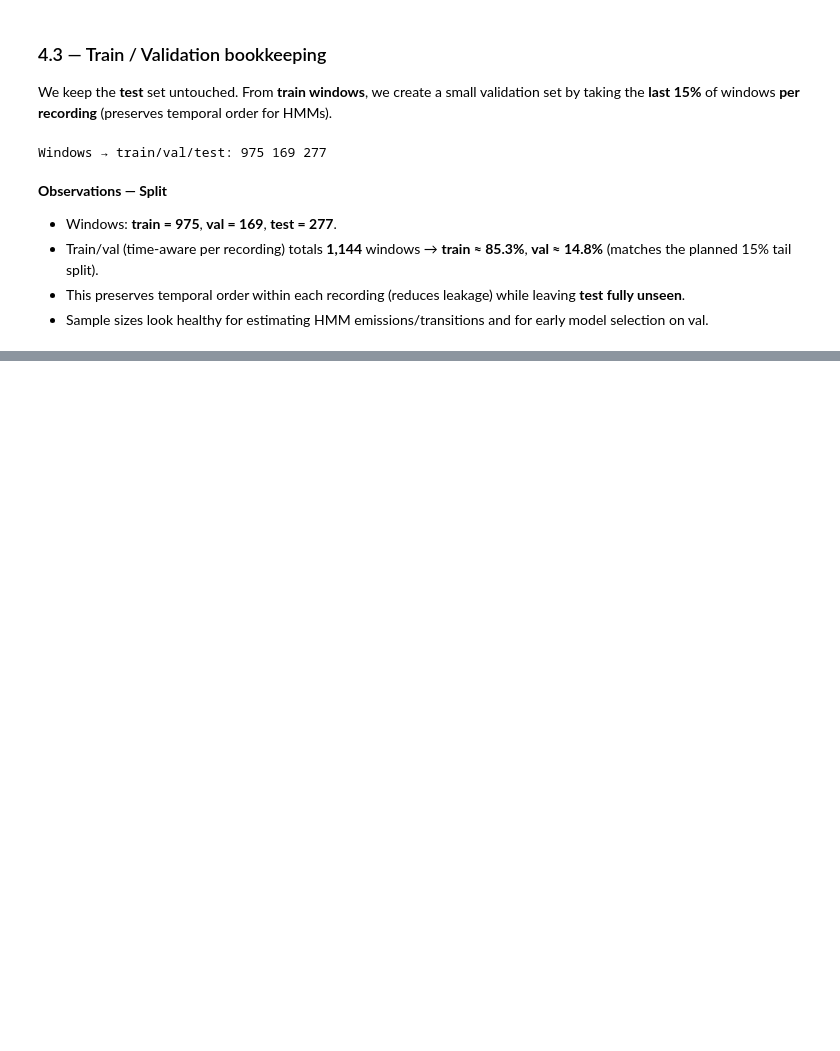
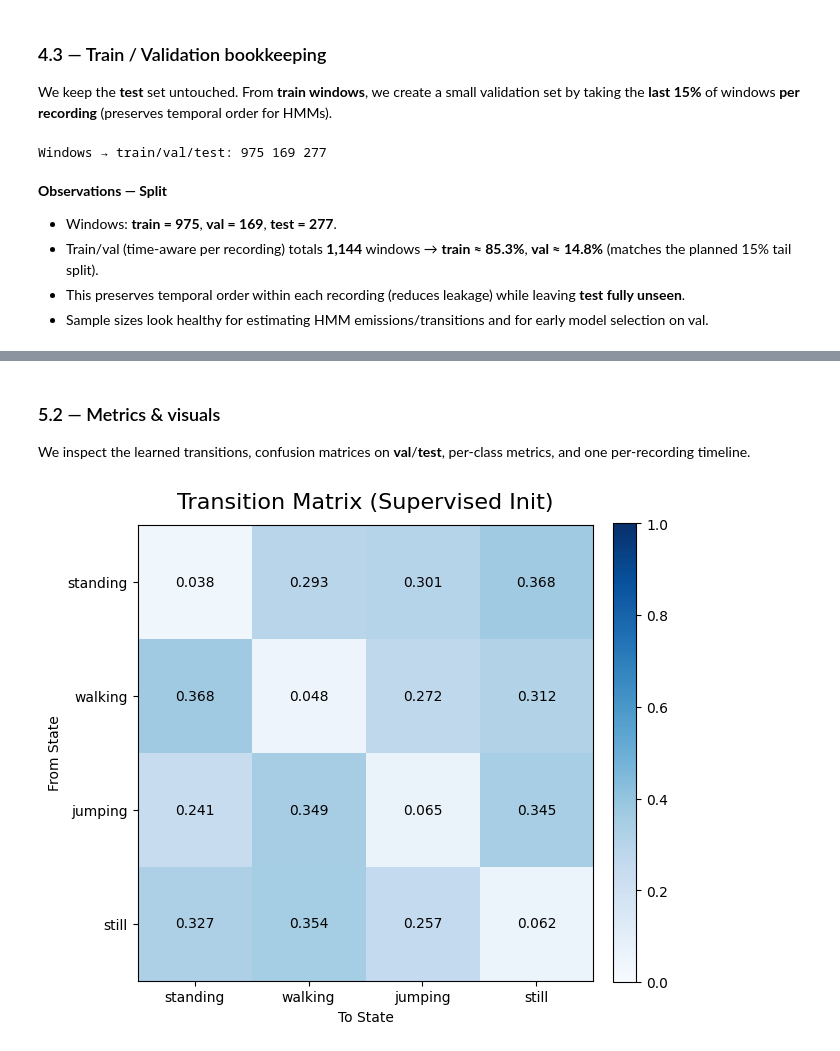
Before and after one commit to Christianib003/human-activity-recognition-hmm, a Jupyter notebook: notebooks/HMM_Project.ipynb, the cells around one changed output, grey strips where cells are left out. Saved outputs shown, nothing was run; the diff lists cells and outputs as text; code cells hidden in the pictures; blank space fills up the shorter version.

```diff
--- a/notebooks/HMM_Project.ipynb
+++ b/notebooks/HMM_Project.ipynb
@@ -546,0 +553,6 @@ Windows → train/val/test: 975 169 277
+# %%
+params_sup = supervised_init_params(train_win, feat_cols, cov_floor=1e-3)
+print("Params → means:", params_sup["means"].shape,
+      "vars:", params_sup["vars"].shape,
+      "A:", params_sup["A"].shape,
+      "pi:", params_sup["pi"].shape)
@@ -546,0 +586,7 @@ Windows → train/val/test: 975 169 277
+# %% [markdown]
+### 5.2 — Metrics & visuals
+We inspect the learned transitions, confusion matrices on **val**/**test**, per-class metrics, and one per-recording timeline.
+# %%
+plot_transition_matrix(params_sup["A"], title="Transition Matrix (Supervised Init)")
+# %% [output]
+[figure, added]
```
Also changed, not shown: parts of 8 cells of this notebook, 3 other files.
